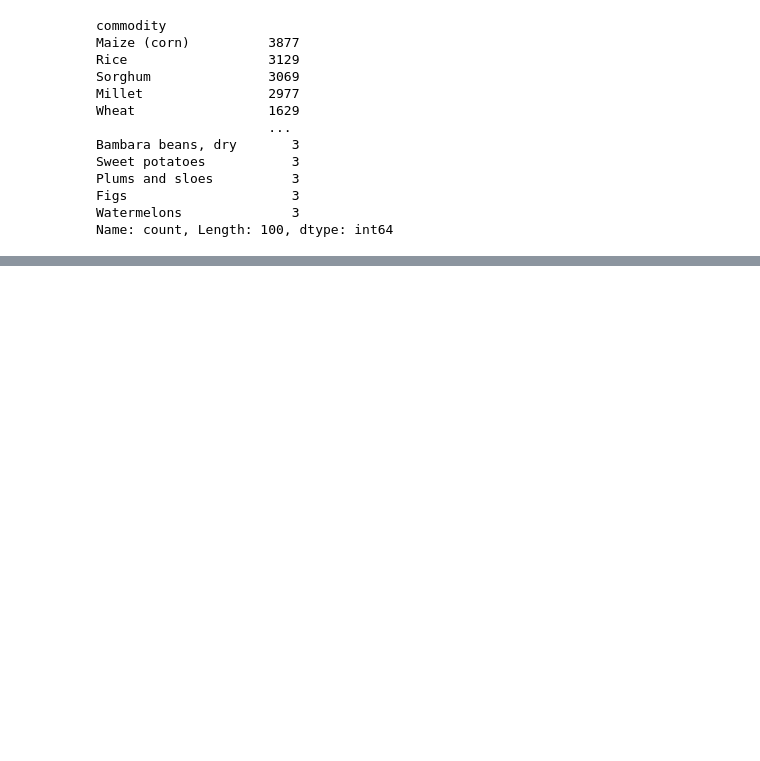
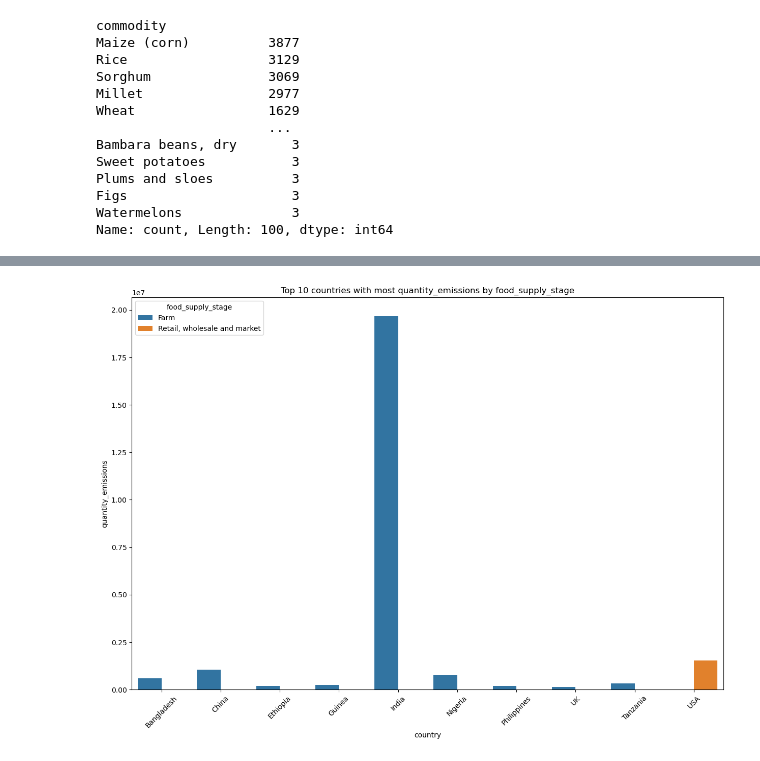
Before and after one commit to AlexRibeiro95/Project_FoodWaste, a Jupyter notebook: EDA/Main.ipynb, the cells around one changed output, grey strips where cells are left out. Drawn from its saved outputs; the diff is of its cells as text; code cells hidden in the pictures; blank space fills up the shorter version.

```diff
--- a/EDA/Main.ipynb
+++ b/EDA/Main.ipynb
@@ -140,0 +198,2 @@ Name: count, Length: 100, dtype: int64
+# %%
+top10_emissions_stage_max.reset_index(drop=True, inplace=True)
@@ -140,0 +214,3 @@ Name: count, Length: 100, dtype: int64
+# %%
+#i would like to know from these pivot table which element has the most quantity_emissions
+top10_emissions_stage_max_element = df_third[df_third['country'].isin(top10_emissions_stage_max['country'])].groupby(['country', 'food_supply_stage', 'element'])['quantity_emissions'].sum().reset_index()
@@ -140,0 +233,3 @@ Name: count, Length: 100, dtype: int64
+# %%
+#from top10_emissions_stage_max_element i would like to know the element and the food_supply_stage with the most quantity_emissions for each country
+top10_emissions_stage_max_element_max = top10_emissions_stage_max_element.loc[top10_emissions_stage_max_element.groupby('country')['quantity_emissions'].idxmax()]
@@ -140,0 +250,17 @@ Name: count, Length: 100, dtype: int64
+# %%
+# in top10_emissions_stage_max_element_max i would like to change the countries name United Republic of Tanzania to Tanzania and United States of America to USA and United Kingdom of Great Britain and Northern Ireland to UK
+top10_emissions_stage_max_element_max['country'] = top10_emissions_stage_max_element_max['country'].replace({'United Republic of Tanzania':'Tanzania', 'United States of America':'USA', 'United Kingdom of Great Britain and Northern Ireland':'UK'})
+# %%
+#top10_emissions_stage_max_element_max in a graph
+import matplotlib.pyplot as plt
+import seaborn as sns
+
+plt.figure(figsize=(15, 10))
+sns.barplot(data=top10_emissions_stage_max_element_max, x='country', y='quantity_emissions', hue='food_supply_stage')
+plt.title('Top 10 countries with most quantity_emissions by food_supply_stage')
+plt.ylabel('quantity_emissions')
+plt.xlabel('country')
+plt.xticks(rotation=45)
+plt.show()
+# %% [output]
+[figure, added]
```
Also changed, not shown: parts of 13 cells of this notebook.
